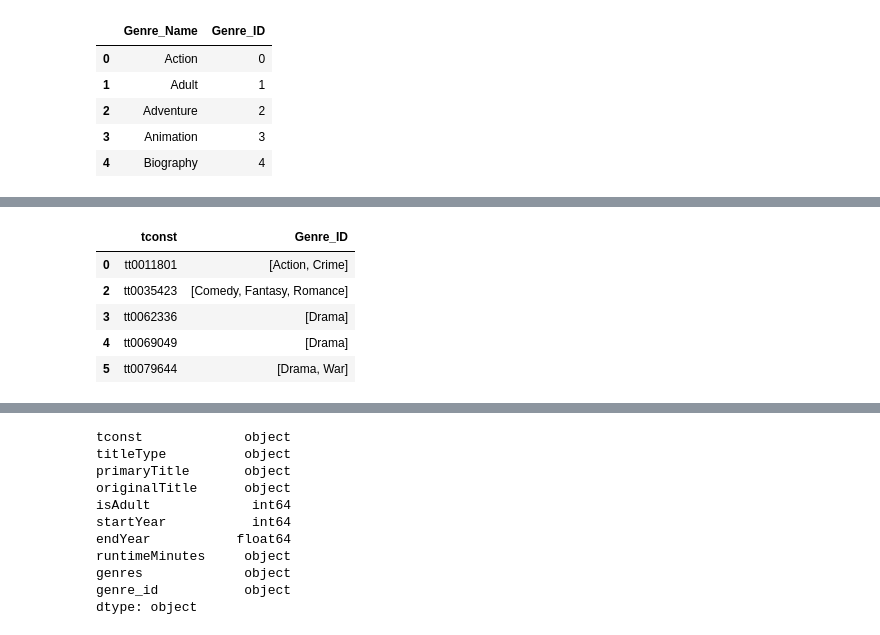
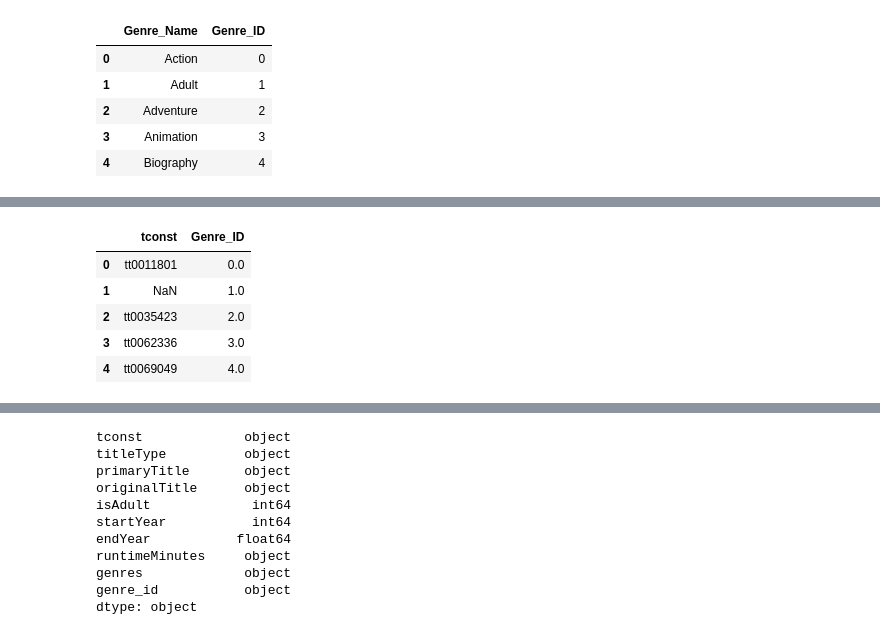
Before and after one commit to fid2445/Project-3-, a Jupyter notebook: Mike Fiddler Project 3 Part 3.ipynb, the cells around one changed output, grey strips where cells are left out. Cells and saved outputs as stored; diff of their text form; code cells hidden in the pictures.

```diff
--- a/Mike Fiddler Project 3 Part 3.ipynb
+++ b/Mike Fiddler Project 3 Part 3.ipynb
@@ -164,13 +173,13 @@ pd.read_sql(q, engine)
 # %%
-title_genres = pd.DataFrame({'tconst': basics['tconst'], 'Genre_ID': basics['genre_id']})
+title_genres = pd.DataFrame({'tconst': basics['tconst'], 'Genre_ID': genre_lookup['Genre_ID']}) # had the wrong df here?
 title_genres.head()
 # %% [output]
 |  | tconst | Genre_ID |
-| 0 | tt0011801 | [Action, Crime] |
-| 2 | tt0035423 | [Comedy, Fantasy, Romance] |
-| 3 | tt0062336 | [Drama] |
-| 4 | tt0069049 | [Drama] |
-| 5 | tt0079644 | [Drama, War] |
+| 0 | tt0011801 | 0.0 |
+| 1 | NaN | 1.0 |
+| 2 | tt0035423 | 2.0 |
+| 3 | tt0062336 | 3.0 |
+| 4 | tt0069049 | 4.0 |
 # %%
 title_genres.dtypes
 # %% [output]
```
Also changed, not shown: parts of 12 cells of this notebook.
